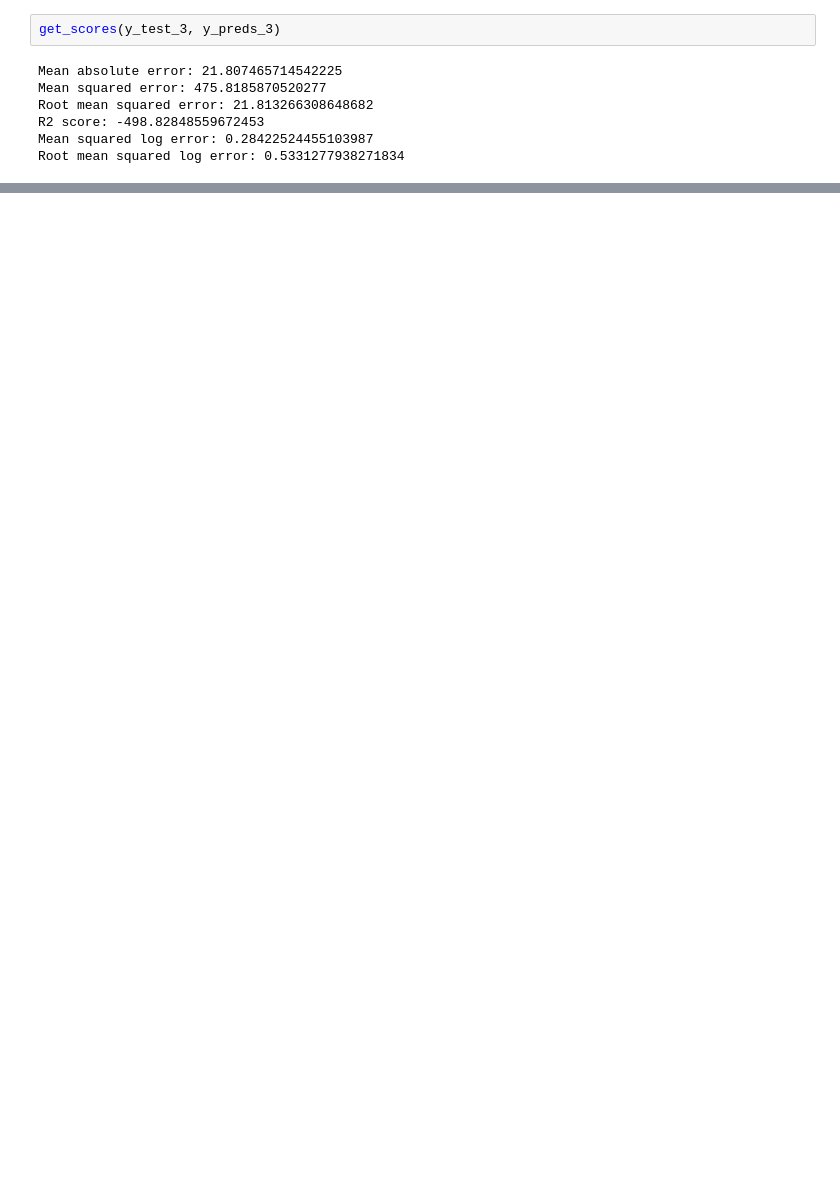
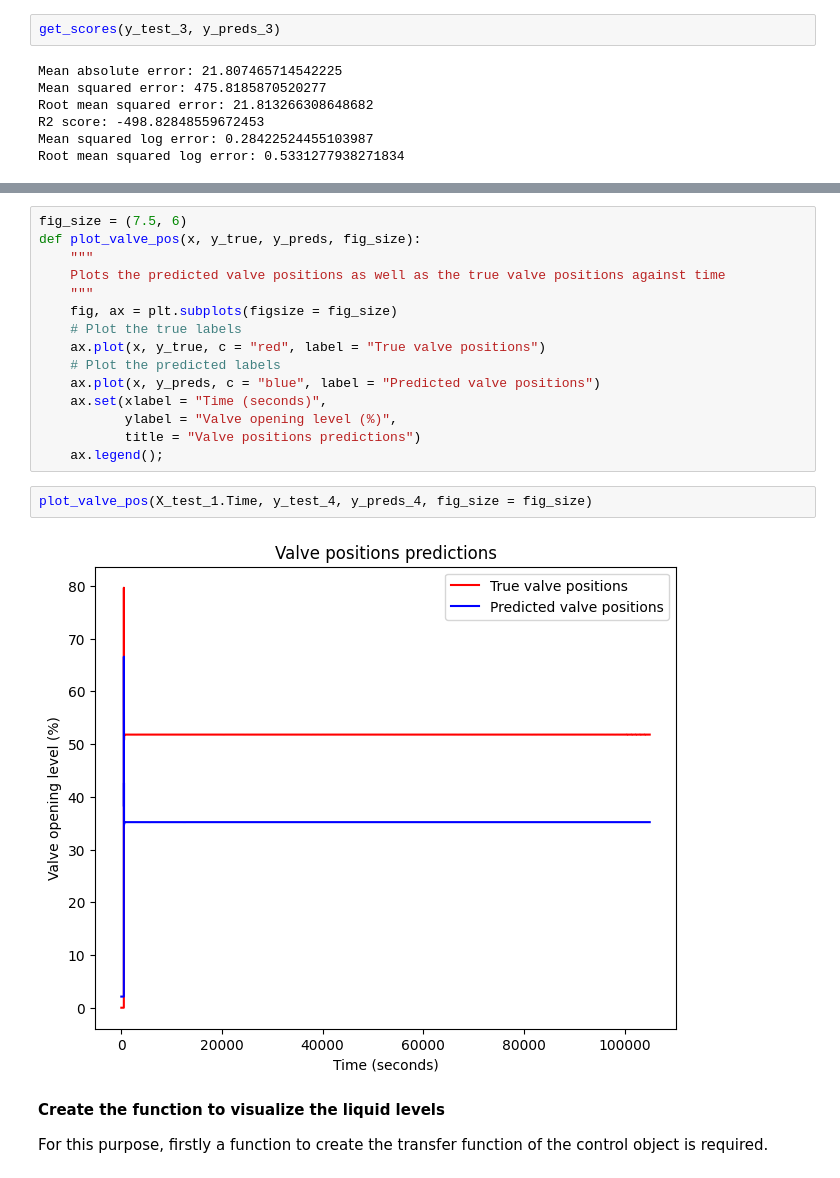
Before and after one commit to anshumanm329/ValvePredictionProject2, a Jupyter notebook: End-to-End-Valve-Prediction-Project-optimized-v1.ipynb, the cells around one changed output, grey strips where cells are left out. Saved outputs shown, nothing was run; the diff lists cells and outputs as text; blank space fills up the shorter version.

Commit message:
Adding visualization functions

```diff
--- a/End-to-End-Valve-Prediction-Project-optimized-v1.ipynb
+++ b/End-to-End-Valve-Prediction-Project-optimized-v1.ipynb
@@ -548,0 +554,23 @@ Root mean squared log error: 0.7229915160135802
+# %%
+fig_size = (7.5, 6)
+def plot_valve_pos(x, y_true, y_preds, fig_size):
+    """
+    Plots the predicted valve positions as well as the true valve positions against time
+    """
+    fig, ax = plt.subplots(figsize = fig_size)
+    # Plot the true labels
+    ax.plot(x, y_true, c = "red", label = "True valve positions")
+    # Plot the predicted labels
+    ax.plot(x, y_preds, c = "blue", label = "Predicted valve positions")
+    ax.set(xlabel = "Time (seconds)",
+           ylabel = "Valve opening level (%)",
+           title = "Valve positions predictions")
+    ax.legend();
+# %%
+plot_valve_pos(X_test_1.Time, y_test_4, y_preds_4, fig_size = fig_size)
+# %% [output]
+[figure, added]
+# %% [markdown]
+**Create the function to visualize the liquid levels**
+
+For this purpose, firstly a function to create the transfer function of the control object is required.
```
Also changed, not shown: parts of 11 cells of this notebook.
